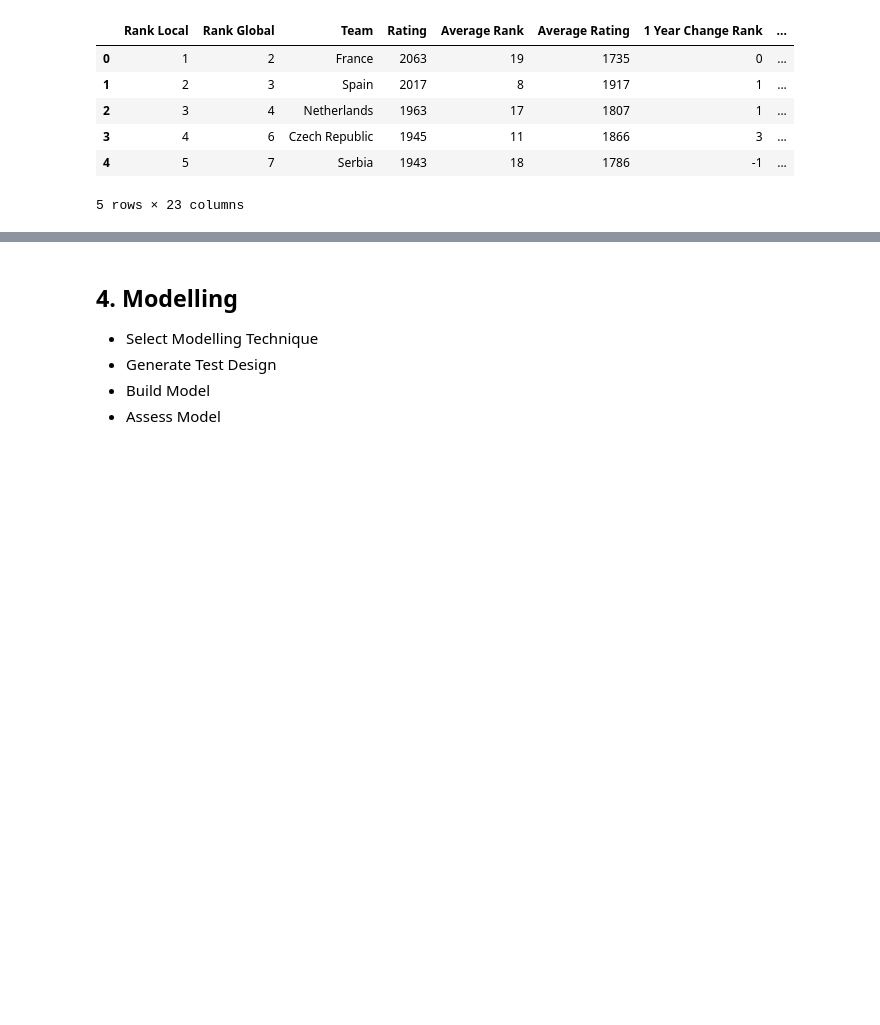
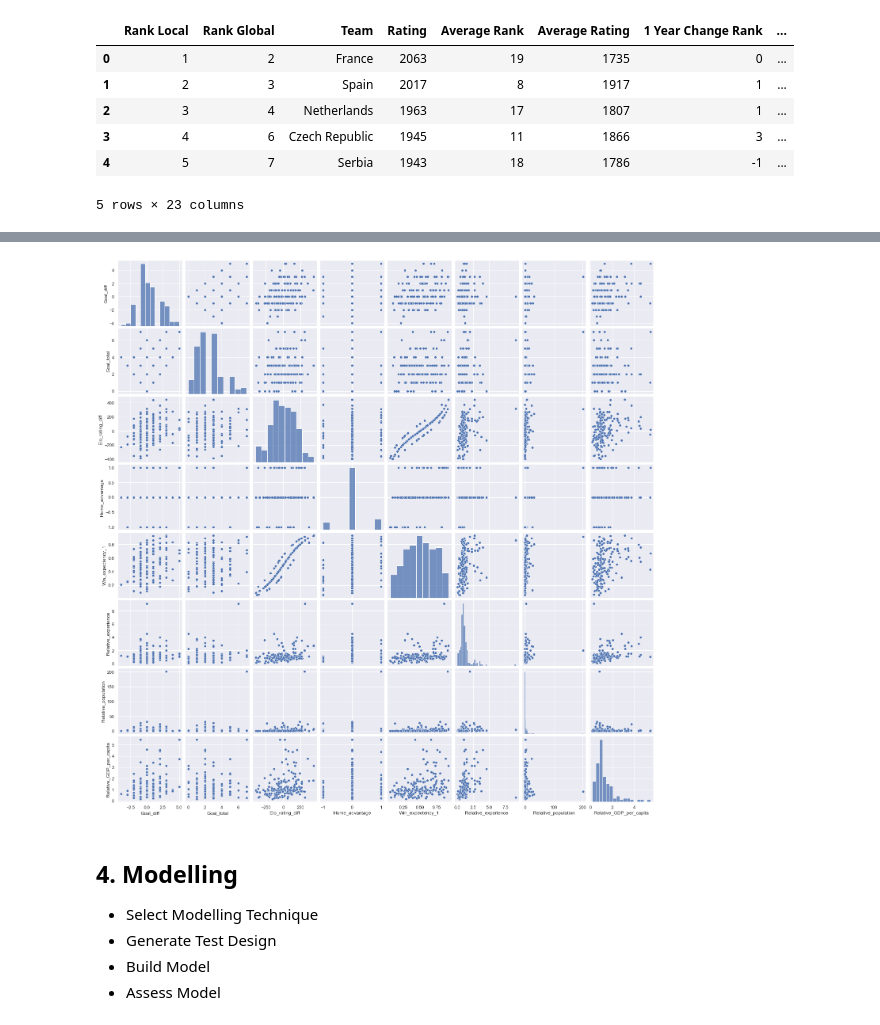
Before and after one commit to deacona/the-ball-is-round, a Jupyter notebook: notebooks/intl_02_euro_2020.ipynb, the cells around one changed output, grey strips where cells are left out. Cells and saved outputs as stored; diff of their text form; code cells hidden in the pictures; blank space fills up the shorter version.

```diff
--- a/notebooks/intl_02_euro_2020.ipynb
+++ b/notebooks/intl_02_euro_2020.ipynb
@@ -386,3 +420,8 @@ Index(['Round', 'Day', 'Date', 'Time', 'Team_1', 'Team_2', 'Year', 'Goals_1',
+# %%
+sns.pairplot(data, size = 2.5)
+plt.show();
+# %% [output]
+[figure, added]
 # %% [markdown]
 ## 4. Modelling
 
```
Also changed, not shown: parts of 17 cells of this notebook.
